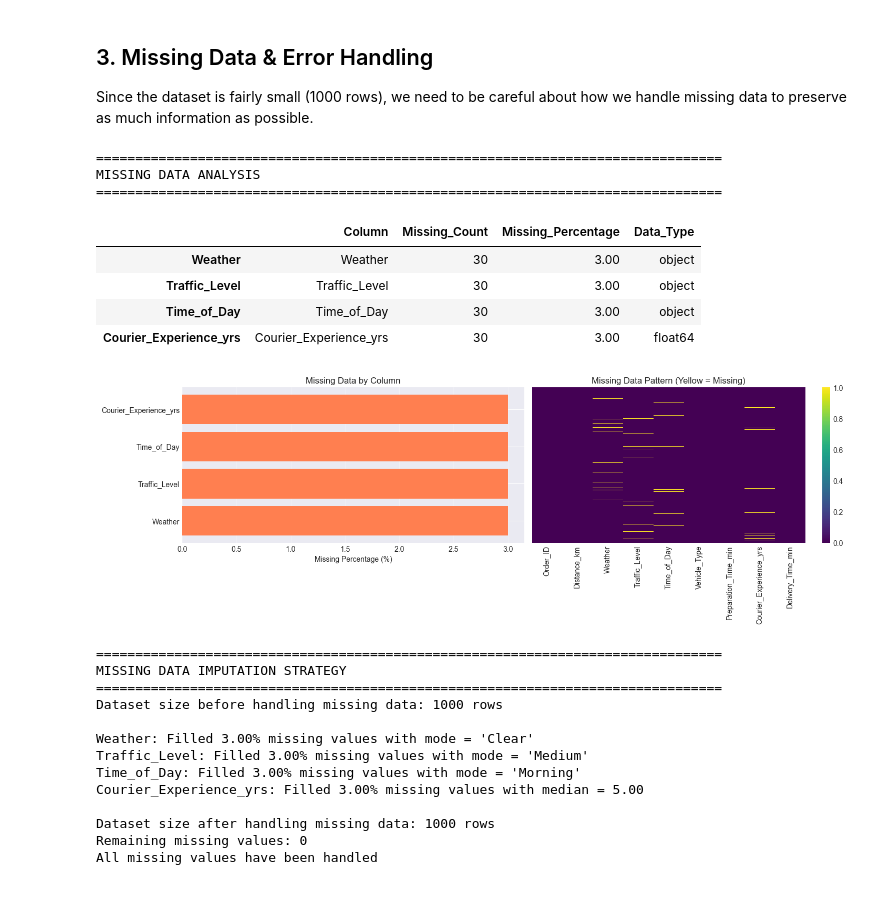
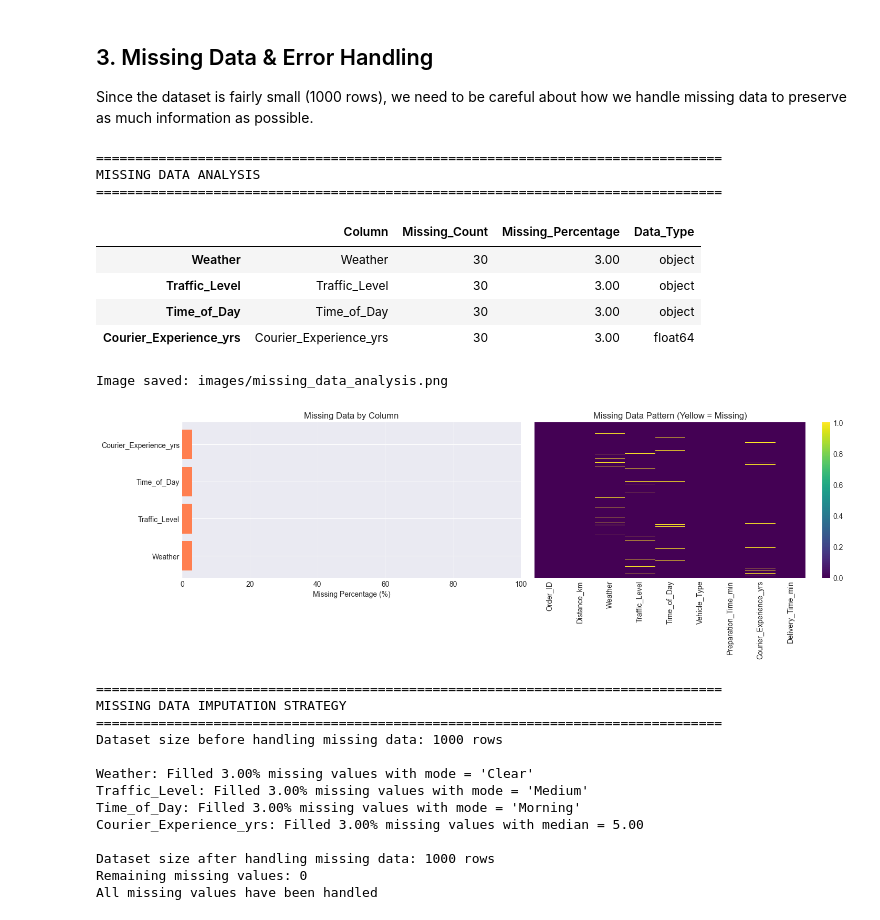
Before and after one commit to Maalvi14/delivery-time-prediction, a Jupyter notebook: notebooks/EDA.ipynb, the cells around one changed output. Cells and saved outputs as stored; diff of their text form; code cells hidden in the pictures.

```diff
--- a/notebooks/EDA.ipynb
+++ b/notebooks/EDA.ipynb
@@ -63,9 +63,47 @@ pd.set_option('display.float_format', '{:.2f}'.format)
 plt.style.use('seaborn-v0_8-darkgrid')
 sns.set_palette("husl")
 
+# Configure image saving
+import os
+from datetime import datetime
+
+# Create images directory if it doesn't exist
+images_dir = "images"
+os.makedirs(images_dir, exist_ok=True)
+
+# Counter for automatic image naming
+image_counter = 0
+
+def save_and_show(fig=None, filename=None, dpi=300, bbox_inches='tight'):
+    """
+    Save figure to images folder and display it
+    """
+    global image_counter
+
+    if fig is None:
+        fig = plt.gcf()
+
+    if filename is None:
+        image_counter += 1
+        timestamp = datetime.now().strftime("%Y%m%d_%H%M%S")
+        filename = f"eda_plot_{image_counter:02d}_{timestamp}.png"
+
+    # Ensure filename has .png extension
+    if not filename.endswith('.png'):
+        filename += '.png'
+
+    # Save the figure
+    filepath = os.path.join(images_dir, filename)
+    fig.savefig(filepath, dpi=dpi, bbox_inches=bbox_inches, facecolor='white')
+    print(f"Image saved: {filepath}")
+
+    # Show the figure
+    plt.show()
+
 print("All libraries imported successfully")
 print(f"Pandas version: {pd.__version__}")
 print(f"NumPy version: {np.__version__}")
+print(f"Images will be saved to: {os.path.abspath(images_dir)}")
 # %% [output]
 All libraries imported successfully
 Pandas version: 2.3.3
@@ -302,35 +341,37 @@ missing_data = pd.DataFrame({
 missing_data = missing_data[missing_data['Missing_Count'] > 0].sort_values('Missing_Percentage', ascending=False)
 
 if len(missing_data) > 0:
     display(missing_data)
 
     # Visualize missing data
     fig, axes = plt.subplots(1, 2, figsize=(15, 5))
 
     # Bar plot
     axes[0].barh(missing_data['Column'], missing_data['Missing_Percentage'], color='coral')
     axes[0].set_xlabel('Missing Percentage (%)')
     axes[0].set_title('Missing Data by Column')
+    axes[0].set_xlim(0, 100)  # Set x-axis limits from 0 to 100%
     axes[0].grid(axis='x', alpha=0.3)
 
     # Heatmap of missing data patterns
     sns.heatmap(df.isnull(), yticklabels=False, cbar=True, cmap='viridis', ax=axes[1])
     axes[1].set_title('Missing Data Pattern (Yellow = Missing)')
 
     plt.tight_layout()
-    plt.show()
+    save_and_show(filename="missing_data_analysis")
 else:
     print("No missing data found")
 # %% [output]
 ================================================================================
 MISSING DATA ANALYSIS
 ================================================================================
 |  | Column | Missing_Count | Missing_Percentage | Data_Type |
 | Weather | Weather | 30 | 3.00 | object |
 | Traffic_Level | Traffic_Level | 30 | 3.00 | object |
 | Time_of_Day | Time_of_Day | 30 | 3.00 | object |
 | Courier_Experience_yrs | Courier_Experience_yrs | 30 | 3.00 | float64 |
+Image saved: images/missing_data_analysis.png
-[figure, old version]
+[figure, new version]
 # %%
 # Handle missing data strategically
 print("="*80)
```
Also changed, not shown: parts of 19 cells of this notebook, 25 other files.
